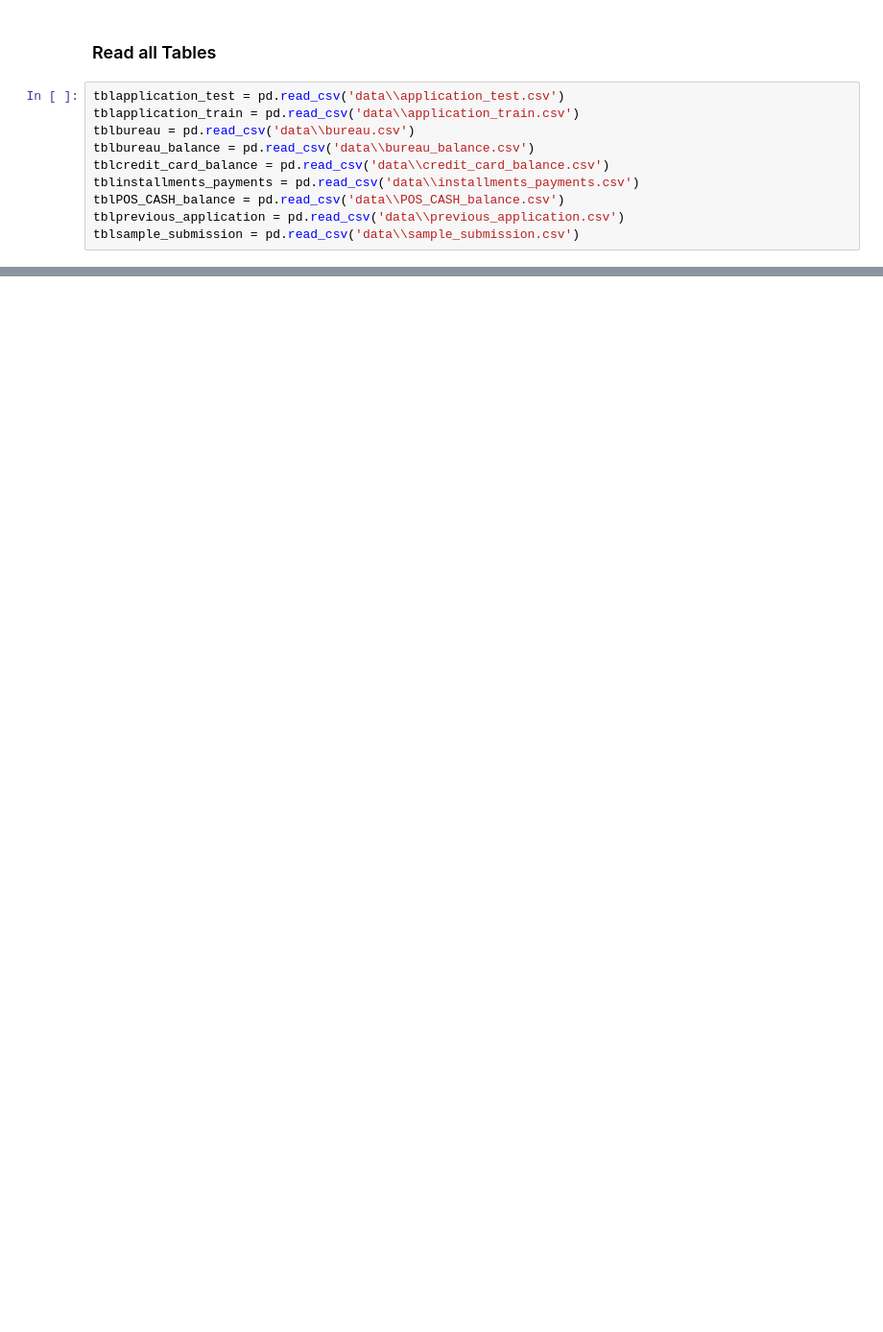
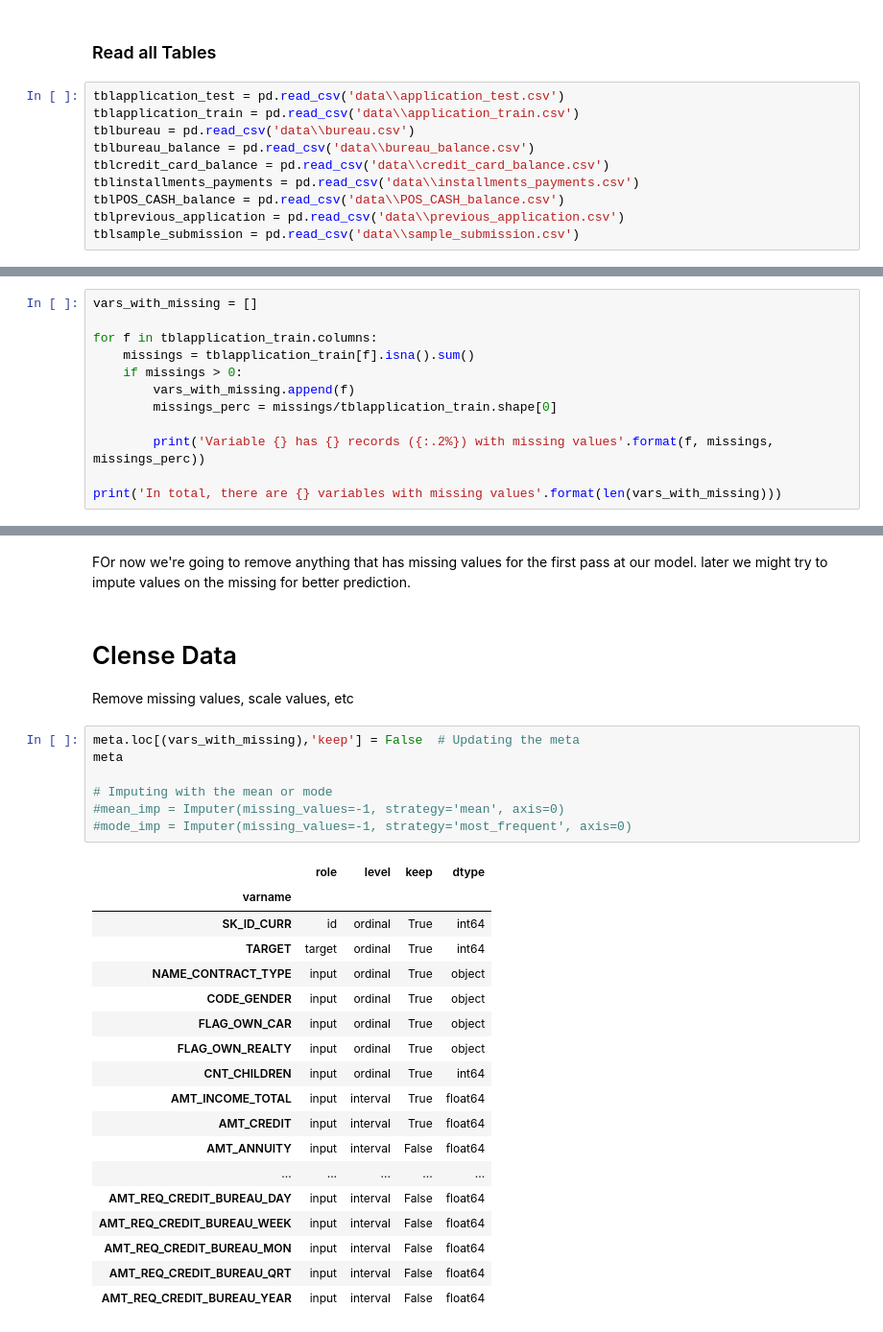
Before and after one commit to JMNData/Kaggle-CreditDefault, a Jupyter notebook: Credit Data Exploration.ipynb, the cells around one changed output, grey strips where cells are left out. Shown at 96% size. Saved outputs shown, nothing was run; the diff lists cells and outputs as text; blank space fills up the shorter version.

```diff
--- a/Credit Data Exploration.ipynb
+++ b/Credit Data Exploration.ipynb
@@ -75,0 +279,12 @@ pd.
+# %%
+vars_with_missing = []
+
+for f in tblapplication_train.columns:
+    missings = tblapplication_train[f].isna().sum()
+    if missings > 0:
+        vars_with_missing.append(f)
+        missings_perc = missings/tblapplication_train.shape[0]
+
+        print('Variable {} has {} records ({:.2%}) with missing values'.format(f, missings, missings_perc))
+
+print('In total, there are {} variables with missing values'.format(len(vars_with_missing)))
@@ -75,0 +309,31 @@ pd.
+# %% [markdown]
+FOr now we're going to remove anything that has missing values for the first pass at our model.  later we might try to impute values on the missing for better prediction.
+# %% [markdown]
+# Clense Data
+Remove missing values, scale values, etc
+# %%
+meta.loc[(vars_with_missing),'keep'] = False  # Updating the meta
+meta
+
+# Imputing with the mean or mode
+#mean_imp = Imputer(missing_values=-1, strategy='mean', axis=0)
+#mode_imp = Imputer(missing_values=-1, strategy='most_frequent', axis=0)
+# %% [output]
+|  | role | level | keep | dtype |
+| varname |  |  |  |  |
+| SK_ID_CURR | id | ordinal | True | int64 |
+| TARGET | target | ordinal | True | int64 |
+| NAME_CONTRACT_TYPE | input | ordinal | True | object |
+| CODE_GENDER | input | ordinal | True | object |
+| FLAG_OWN_CAR | input | ordinal | True | object |
+| FLAG_OWN_REALTY | input | ordinal | True | object |
+| CNT_CHILDREN | input | ordinal | True | int64 |
+| AMT_INCOME_TOTAL | input | interval | True | float64 |
+| AMT_CREDIT | input | interval | True | float64 |
+| AMT_ANNUITY | input | interval | False | float64 |
+| ... | ... | ... | ... | ... |
+| AMT_REQ_CREDIT_BUREAU_DAY | input | interval | False | float64 |
+| AMT_REQ_CREDIT_BUREAU_WEEK | input | interval | False | float64 |
+| AMT_REQ_CREDIT_BUREAU_MON | input | interval | False | float64 |
+| AMT_REQ_CREDIT_BUREAU_QRT | input | interval | False | float64 |
+| AMT_REQ_CREDIT_BUREAU_YEAR | input | interval | False | float64 |
```
Also changed, not shown: parts of 35 cells of this notebook.
